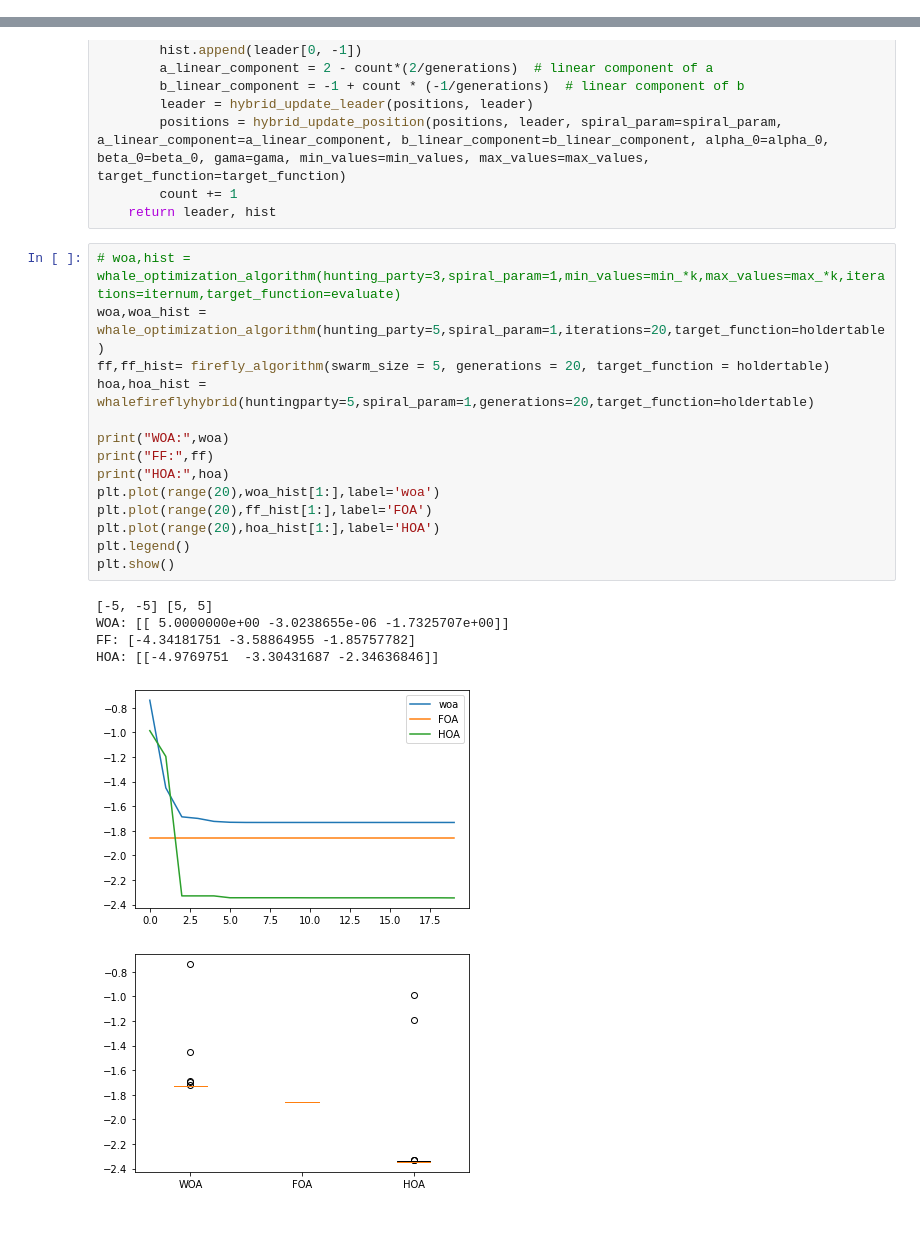
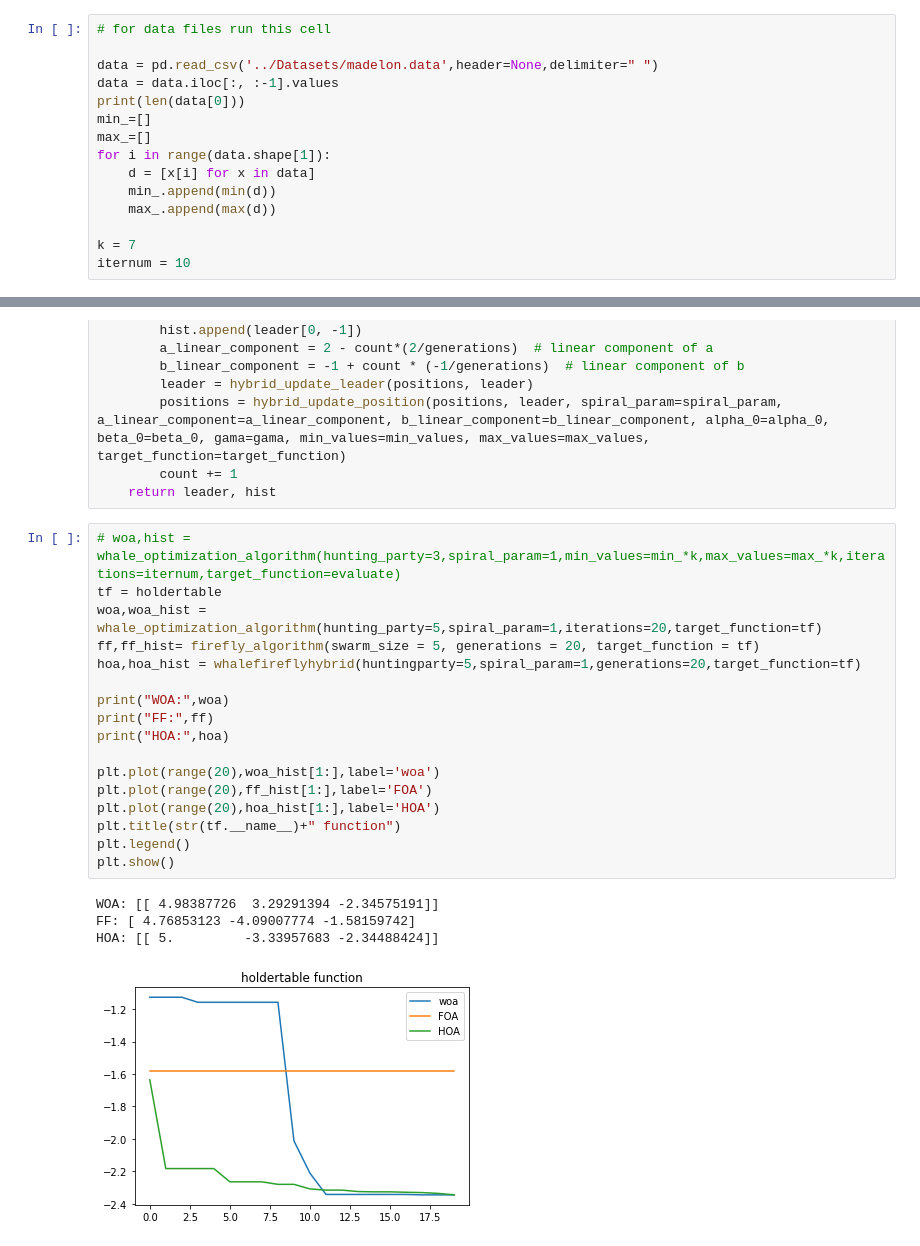
Before and after one commit to anishgowda21/mini-project, a Jupyter notebook: notebooks/WhaleFirefly.ipynb, the cells around one changed output, grey strips where cells are left out. Cells and saved outputs as stored; diff of their text form.

Commit message:
added automation to generate graph and report

```diff
--- a/notebooks/WhaleFirefly.ipynb
+++ b/notebooks/WhaleFirefly.ipynb
@@ -72,0 +131,15 @@ iternum = 10
+# %%
+# for data files run this cell
+
+data = pd.read_csv('../Datasets/madelon.data',header=None,delimiter=" ")
+data = data.iloc[:, :-1].values
+print(len(data[0]))
+min_=[]
+max_=[]
+for i in range(data.shape[1]):
+    d = [x[i] for x in data]
+    min_.append(min(d))
+    max_.append(max(d))
+
+k = 7
+iternum = 10
@@ -341,22 +383,23 @@ def whalefireflyhybrid(huntingparty=5,spiral_param=1, min_values=[-5, -5], max_v
     return leader, hist
 # %%
 # woa,hist = whale_optimization_algorithm(hunting_party=3,spiral_param=1,min_values=min_*k,max_values=max_*k,iterations=iternum,target_function=evaluate)
-woa,woa_hist = whale_optimization_algorithm(hunting_party=5,spiral_param=1,iterations=20,target_function=holdertable)
-ff,ff_hist= firefly_algorithm(swarm_size = 5, generations = 20, target_function = holdertable)
-hoa,hoa_hist = whalefireflyhybrid(huntingparty=5,spiral_param=1,generations=20,target_function=holdertable)
+tf = holdertable
+woa,woa_hist = whale_optimization_algorithm(hunting_party=5,spiral_param=1,iterations=20,target_function=tf)
+ff,ff_hist= firefly_algorithm(swarm_size = 5, generations = 20, target_function = tf)
+hoa,hoa_hist = whalefireflyhybrid(huntingparty=5,spiral_param=1,generations=20,target_function=tf)
 
 print("WOA:",woa)
 print("FF:",ff)
 print("HOA:",hoa)
+
 plt.plot(range(20),woa_hist[1:],label='woa')
 plt.plot(range(20),ff_hist[1:],label='FOA')
 plt.plot(range(20),hoa_hist[1:],label='HOA')
+plt.title(str(tf.__name__)+" function")
 plt.legend()
 plt.show()
 # %% [output]
-[-5, -5] [5, 5]
-WOA: [[ 5.0000000e+00 -3.0238655e-06 -1.7325707e+00]]
-FF: [-4.34181751 -3.58864955 -1.85757782]
-HOA: [[-4.9769751  -3.30431687 -2.34636846]]
+WOA: [[ 4.98387726  3.29291394 -2.34575191]]
+FF: [ 4.76853123 -4.09007774 -1.58159742]
+HOA: [[ 5.         -3.33957683 -2.34488424]]
-[figure, old version]
+[figure, new version]
-[figure, removed]
```
Also changed, not shown: parts of 8 cells of this notebook, 26 other files.
